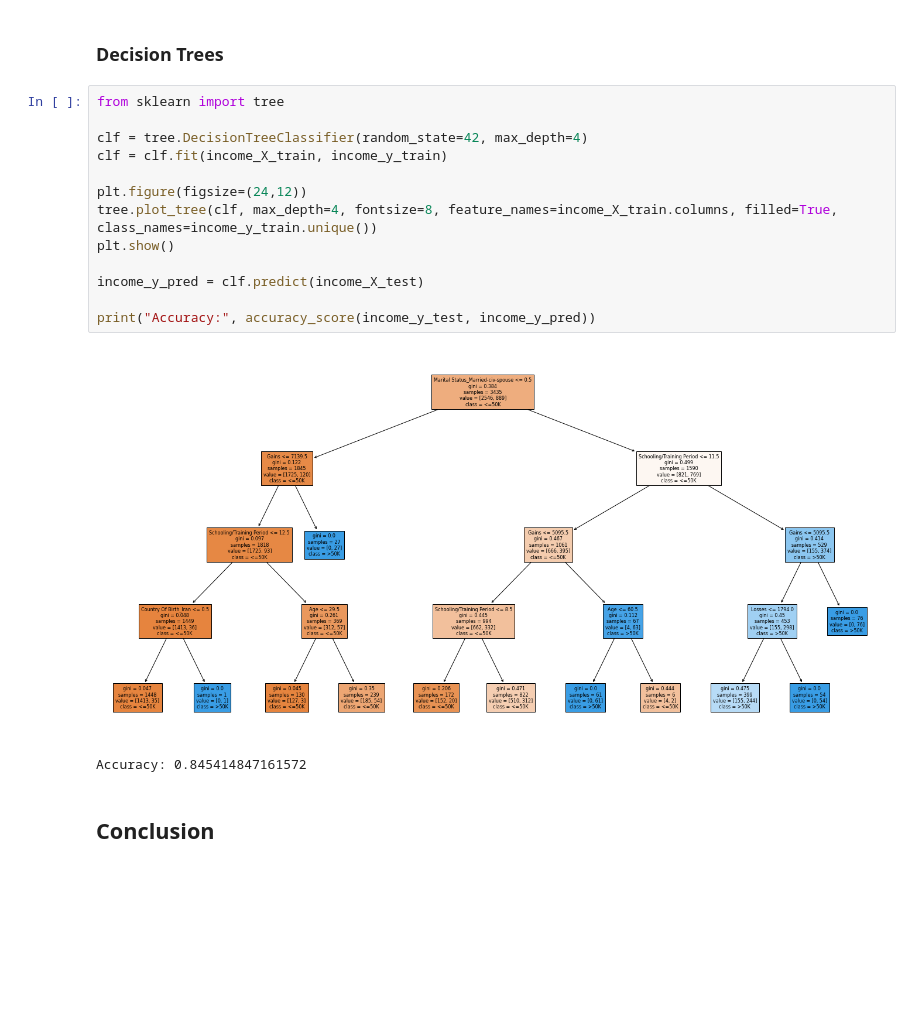
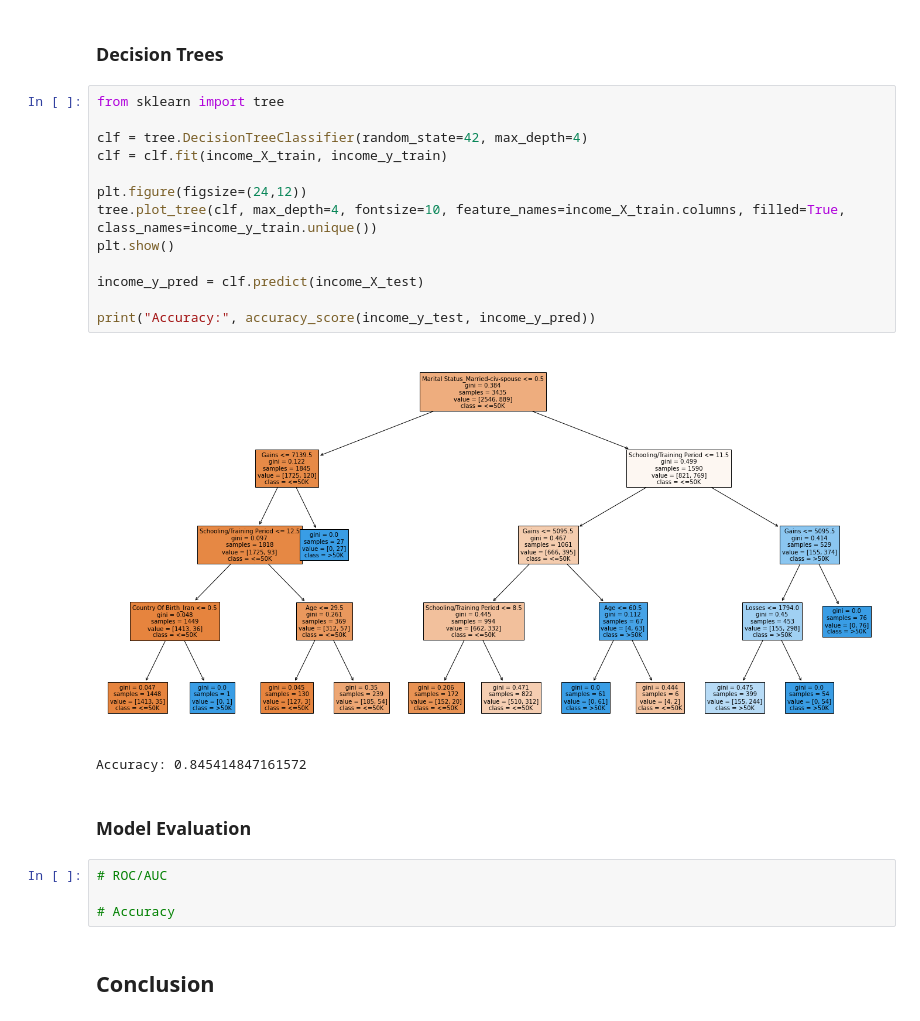
Before and after one commit to lucashoeft/Intelligent-Data-Analysis-Project, a Jupyter notebook: Intelligent-Data-Analysis-Project.ipynb, the cells around one changed output. Saved outputs shown, nothing was run; the diff lists cells and outputs as text; blank space fills up the shorter version.

```diff
--- a/Intelligent-Data-Analysis-Project.ipynb
+++ b/Intelligent-Data-Analysis-Project.ipynb
@@ -295,19 +302,25 @@ Accuracy 0.8096069868995633
 # %%
 from sklearn import tree
 
 clf = tree.DecisionTreeClassifier(random_state=42, max_depth=4)
 clf = clf.fit(income_X_train, income_y_train)
 
 plt.figure(figsize=(24,12))
-tree.plot_tree(clf, max_depth=4, fontsize=8, feature_names=income_X_train.columns, filled=True, class_names=income_y_train.unique())
+tree.plot_tree(clf, max_depth=4, fontsize=10, feature_names=income_X_train.columns, filled=True, class_names=income_y_train.unique())
 plt.show()
 
 income_y_pred = clf.predict(income_X_test)
 
 print("Accuracy:", accuracy_score(income_y_test, income_y_pred))
 # %% [output]
-[figure, old version]
+[figure, new version]
 Accuracy: 0.845414847161572
+# %% [markdown]
+### Model Evaluation
+# %%
+# ROC/AUC
+
+# Accuracy
 # %% [markdown]
 ## Conclusion
 # %% [markdown]
```
Also changed, not shown: parts of 4 cells of this notebook.
